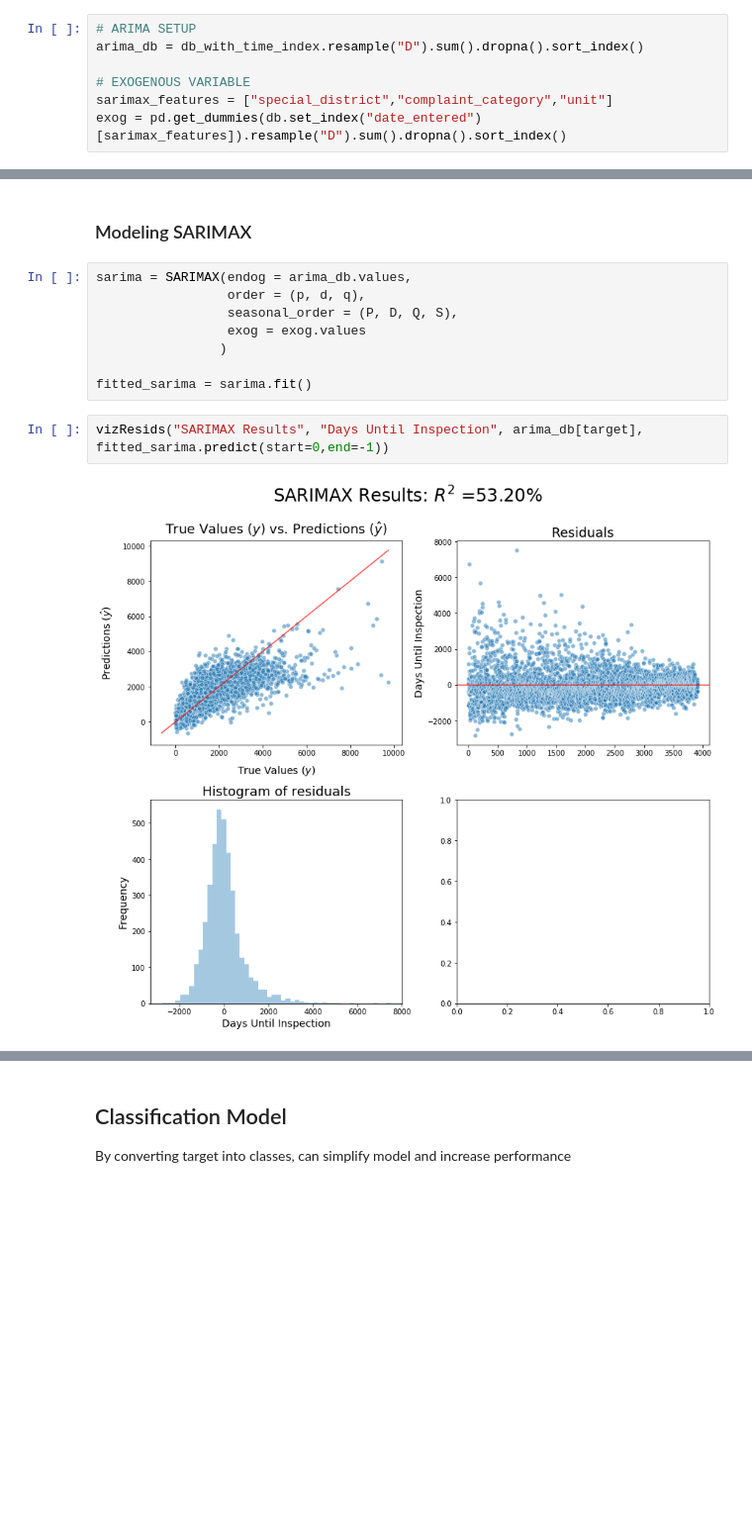
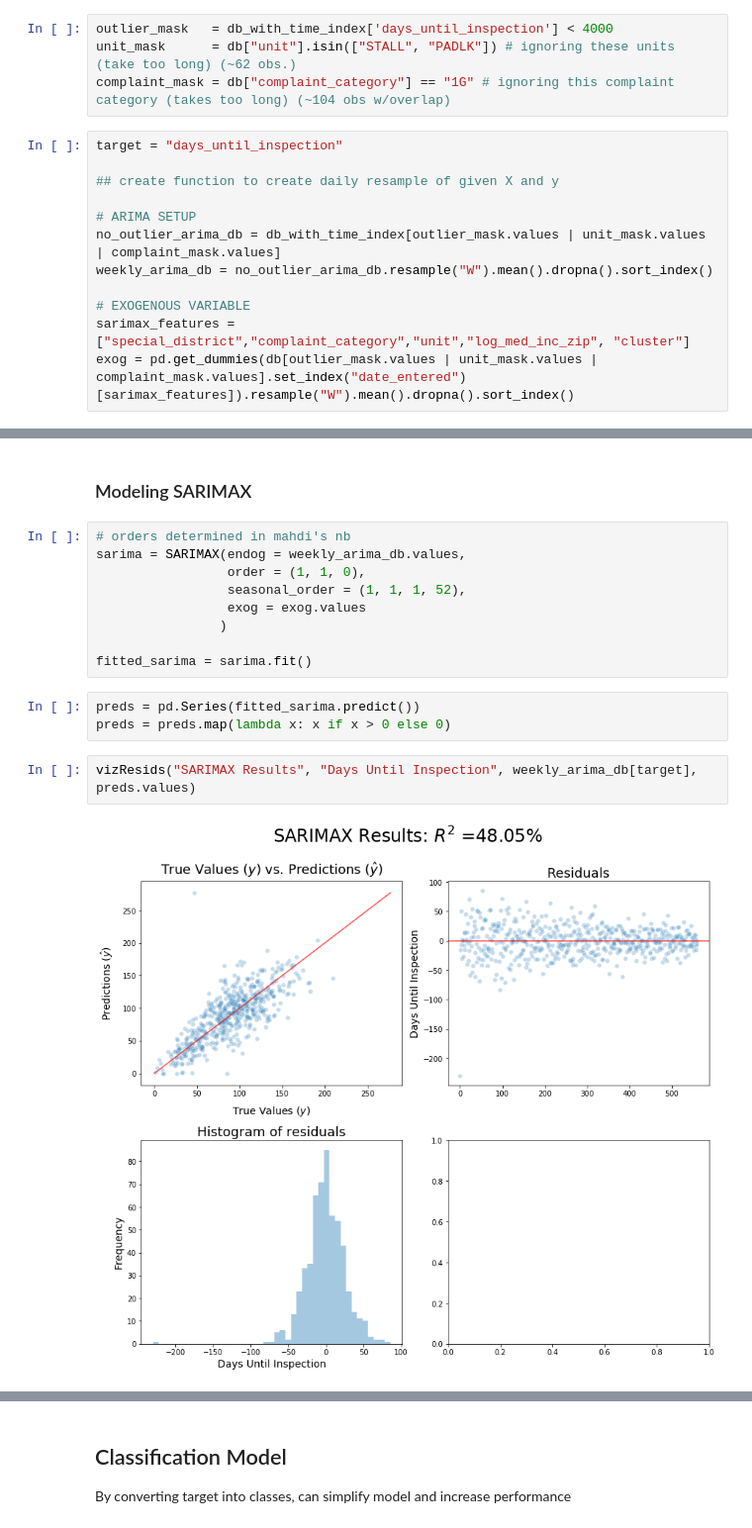
Before and after one commit to Shaddyjr/dob_complaints, a Jupyter notebook: jeremy/dob_complaints.ipynb, the cells around one changed output, grey strips where cells are left out. Shown at 99% size. Cells and saved outputs as stored; diff of their text form; blank space fills up the shorter version.

Commit message:
updated sarimax with clusters

```diff
--- a/jeremy/dob_complaints.ipynb
+++ b/jeremy/dob_complaints.ipynb
@@ -384,10 +423,19 @@ We've alread seen some seasonality components in our data, which is a motivating
+# %%
+outlier_mask   = db_with_time_index['days_until_inspection'] < 4000
+unit_mask      = db["unit"].isin(["STALL", "PADLK"]) # ignoring these units (take too long) (~62 obs.)
+complaint_mask = db["complaint_category"] == "1G" # ignoring this complaint category (takes too long) (~104 obs w/overlap)
 # %%
+target = "days_until_inspection"
+
+## create function to create daily resample of given X and y
+
 # ARIMA SETUP
-arima_db = db_with_time_index.resample("D").sum().dropna().sort_index()
+no_outlier_arima_db = db_with_time_index[outlier_mask.values | unit_mask.values | complaint_mask.values]
+weekly_arima_db = no_outlier_arima_db.resample("W").mean().dropna().sort_index()
 
 # EXOGENOUS VARIABLE
-sarimax_features = ["special_district","complaint_category","unit"]
-exog = pd.get_dummies(db.set_index("date_entered")[sarimax_features]).resample("D").sum().dropna().sort_index()
+sarimax_features = ["special_district","complaint_category","unit","log_med_inc_zip", "cluster"]
+exog = pd.get_dummies(db[outlier_mask.values | unit_mask.values | complaint_mask.values].set_index("date_entered")[sarimax_features]).resample("W").mean().dropna().sort_index()
 # %% [markdown]
 #### Determining `d` using ADF (Augmented Dickey Fuller) Test
 # %%
@@ -444,14 +487,18 @@ P, D, Q, S = (1, 0, 1, 7)
 # %% [markdown]
 ### Modeling SARIMAX
 # %%
-sarima = SARIMAX(endog = arima_db.values,
-                 order = (p, d, q),
-                 seasonal_order = (P, D, Q, S),
+# orders determined in mahdi's nb
+sarima = SARIMAX(endog = weekly_arima_db.values,
+                 order = (1, 1, 0),
+                 seasonal_order = (1, 1, 1, 52),
                  exog = exog.values
                 )
 
 fitted_sarima = sarima.fit()
+# %%
+preds = pd.Series(fitted_sarima.predict())
+preds = preds.map(lambda x: x if x > 0 else 0)
 # %%
-vizResids("SARIMAX Results", "Days Until Inspection", arima_db[target], fitted_sarima.predict(start=0,end=-1))
+vizResids("SARIMAX Results", "Days Until Inspection", weekly_arima_db[target], preds.values)
 # %% [output]
-[figure, old version]
+[figure, new version]
```
Also changed, not shown: parts of 16 cells of this notebook.
